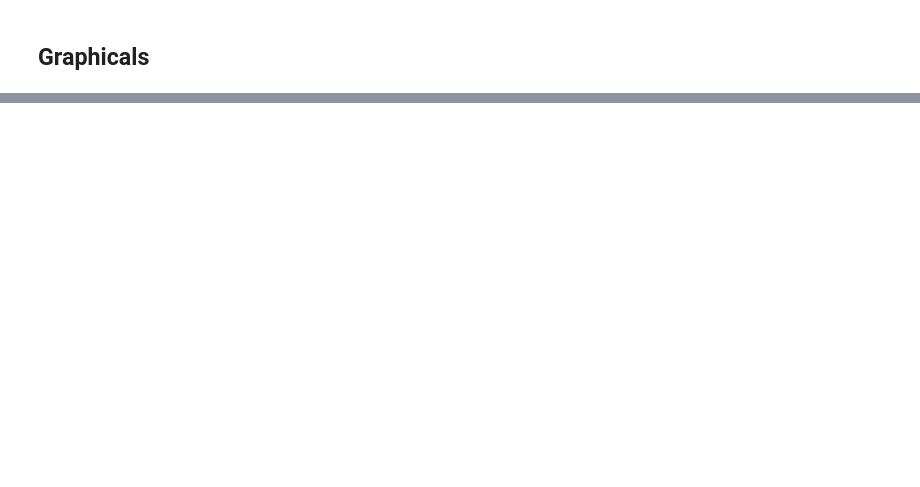
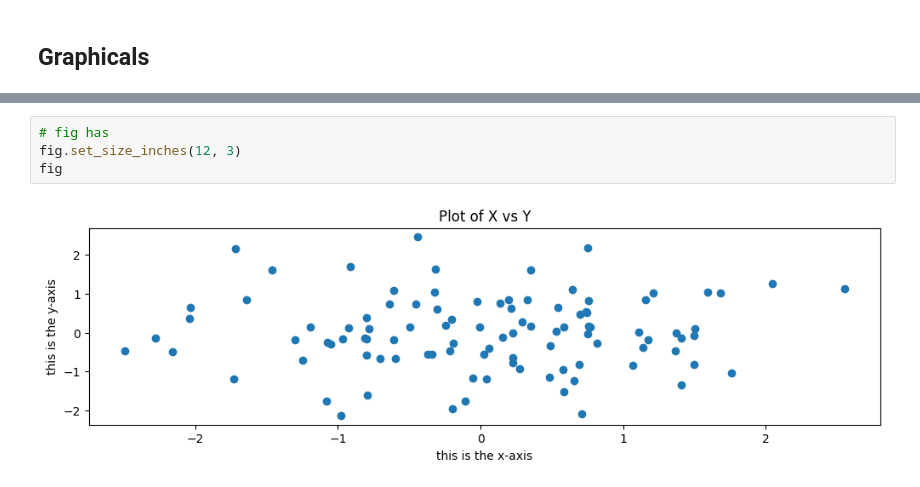
Before and after one commit to iharashuuji/ISLP_learning, a Jupyter notebook: notebooks/second_grammar_python.ipynb, the cells around one changed output, grey strips where cells are left out. Drawn from its saved outputs; the diff is of its cells as text; blank space fills up the shorter version.

```diff
--- a/notebooks/second_grammar_python.ipynb
+++ b/notebooks/second_grammar_python.ipynb
@@ -236,0 +270,6 @@ print(X.mean(0))
+# %%
+# fig has
+fig.set_size_inches(12, 3)
+fig
+# %% [output]
+[figure, added]
```
Also changed, not shown: parts of 27 cells of this notebook, 2 other files.
